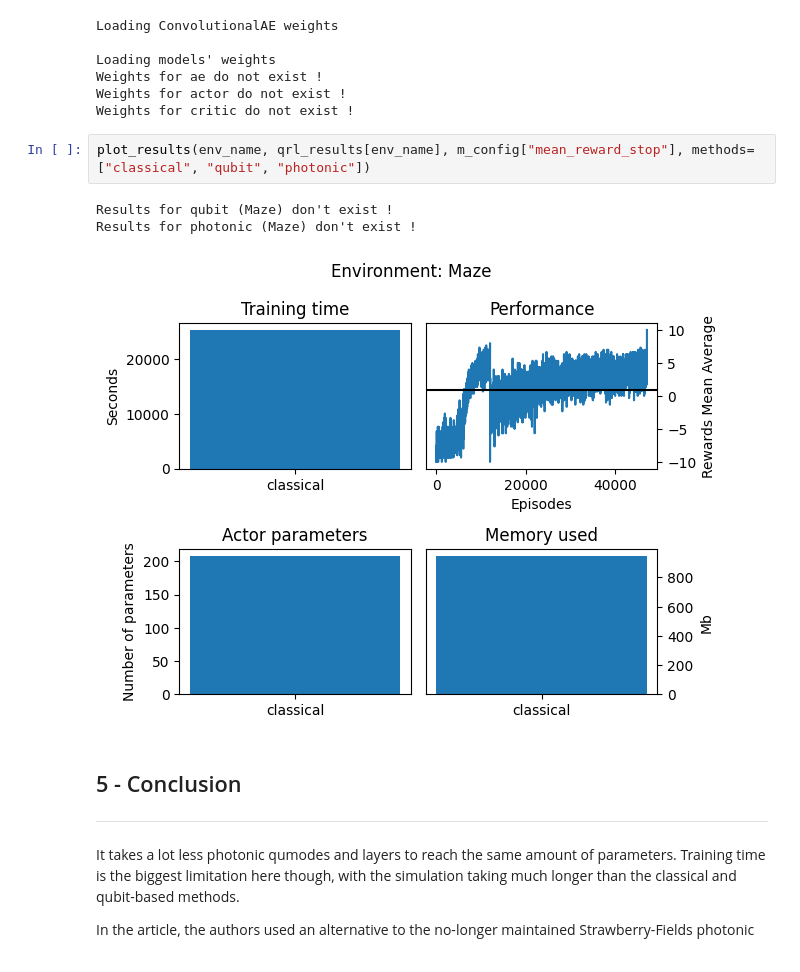
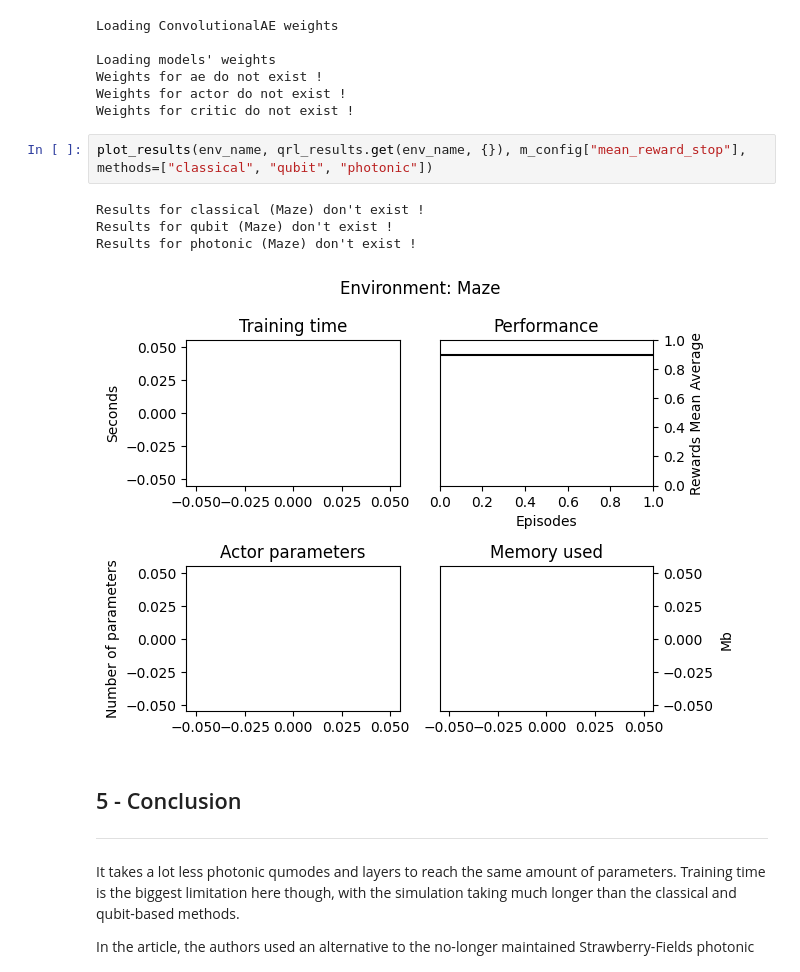
Before and after one commit to sarah-ceo/QuantumComputingJourney, a Jupyter notebook: QRL_experiment_3.ipynb, the cells around one changed output. Drawn from its saved outputs; the diff is of its cells as text.

Commit message:
Removed maze env

```diff
--- a/QRL_experiment_3.ipynb
+++ b/QRL_experiment_3.ipynb
@@ -276,11 +276,12 @@ Weights for ae do not exist !
 Weights for actor do not exist !
 Weights for critic do not exist !
 # %%
-plot_results(env_name, qrl_results[env_name], m_config["mean_reward_stop"], methods=["classical", "qubit", "photonic"])
+plot_results(env_name, qrl_results.get(env_name, {}), m_config["mean_reward_stop"], methods=["classical", "qubit", "photonic"])
 # %% [output]
+Results for classical (Maze) don't exist !
 Results for qubit (Maze) don't exist !
 Results for photonic (Maze) don't exist !
-[figure, old version]
+[figure, new version]
 # %% [markdown]
 ## 5 - Conclusion
 ___
```
Also changed, not shown: parts of 2 cells of this notebook, 4 other files.
